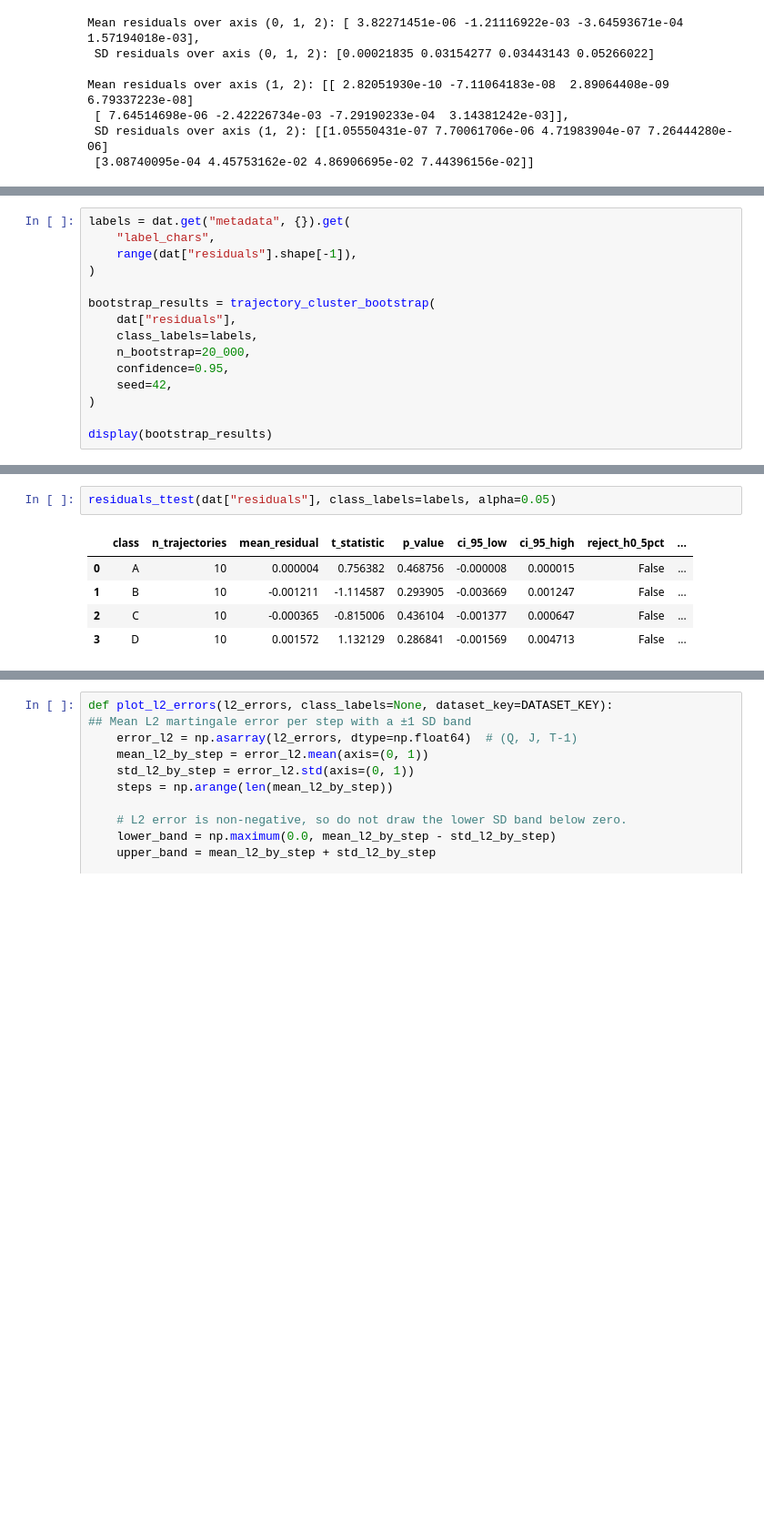
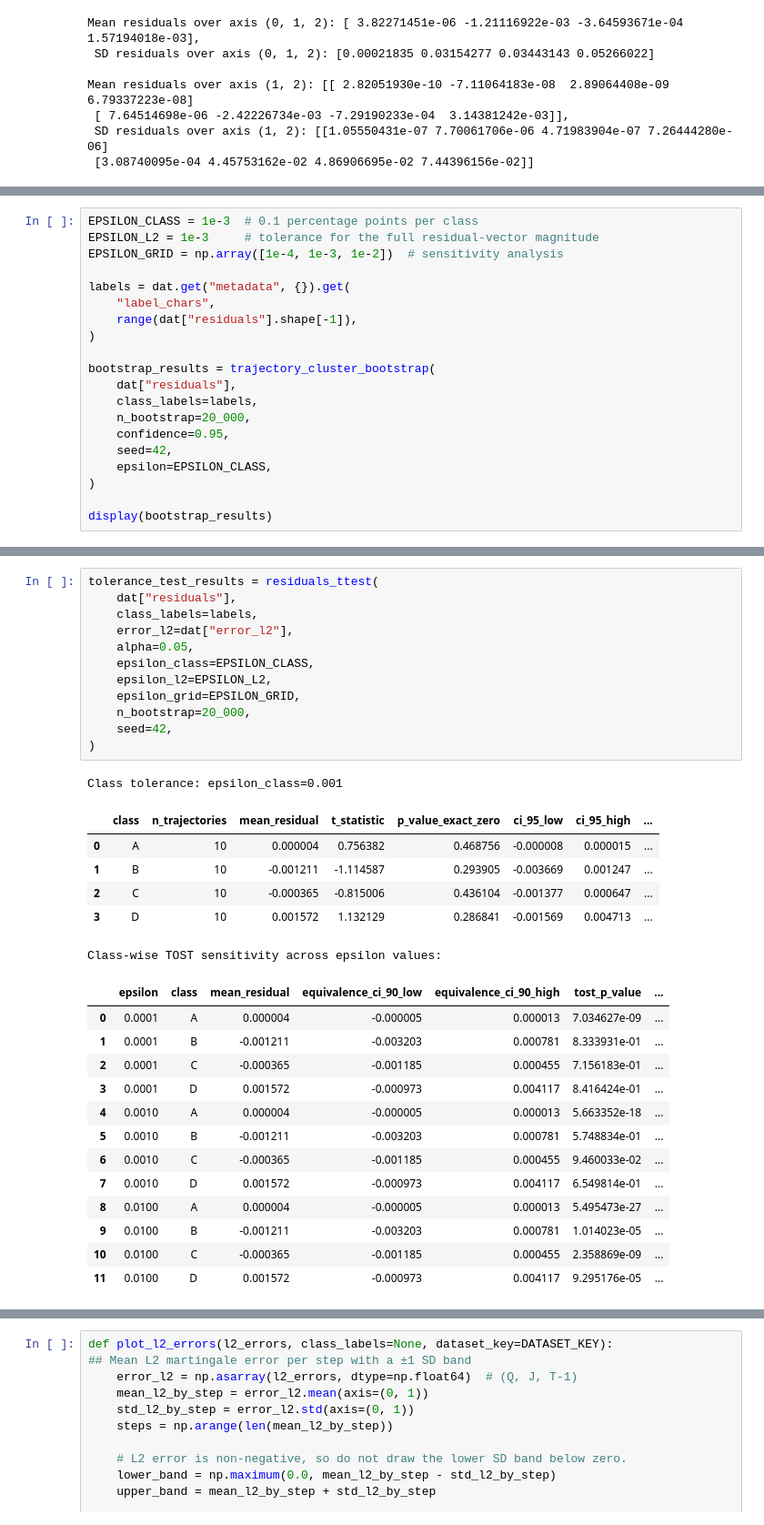
Before and after one commit to alicansahin1602/uq_with_martingale_posteriors, a Jupyter notebook: tools/martingale_property_test_sampling.ipynb, the cells around one changed output, grey strips where cells are left out. Shown at 91% size. Cells and saved outputs as stored; diff of their text form; blank space fills up the shorter version.

```diff
--- a/tools/martingale_property_test_sampling.ipynb
+++ b/tools/martingale_property_test_sampling.ipynb
@@ -200,5 +207,9 @@ def trajectory_cluster_bootstrap(
     })
 # %%
+EPSILON_CLASS = 1e-3  # 0.1 percentage points per class
+EPSILON_L2 = 1e-3     # tolerance for the full residual-vector magnitude
+EPSILON_GRID = np.array([1e-4, 1e-3, 1e-2])  # sensitivity analysis
+
 labels = dat.get("metadata", {}).get(
     "label_chars",
     range(dat["residuals"].shape[-1]),
@@ -210,6 +221,7 @@ bootstrap_results = trajectory_cluster_bootstrap(
     n_bootstrap=20_000,
     confidence=0.95,
     seed=42,
+    epsilon=EPSILON_CLASS,
 )
 
 display(bootstrap_results)
@@ -258,8 +394,33 @@ def residuals_ttest(residuals: np.ndarray, class_labels=None, alpha: float = 0.0
 # %%
-residuals_ttest(dat["residuals"], class_labels=labels, alpha=0.05)
+tolerance_test_results = residuals_ttest(
+    dat["residuals"],
+    class_labels=labels,
+    error_l2=dat["error_l2"],
+    alpha=0.05,
+    epsilon_class=EPSILON_CLASS,
+    epsilon_l2=EPSILON_L2,
+    epsilon_grid=EPSILON_GRID,
+    n_bootstrap=20_000,
+    seed=42,
+)
 # %% [output]
+Class tolerance: epsilon_class=0.001
-|  | class | n_trajectories | mean_residual | t_statistic | p_value | ci_95_low | ci_95_high | reject_h0_5pct | ... |
-| 0 | A | 10 | 0.000004 | 0.756382 | 0.468756 | -0.000008 | 0.000015 | False | ... |
-| 1 | B | 10 | -0.001211 | -1.114587 | 0.293905 | -0.003669 | 0.001247 | False | ... |
-| 2 | C | 10 | -0.000365 | -0.815006 | 0.436104 | -0.001377 | 0.000647 | False | ... |
-| 3 | D | 10 | 0.001572 | 1.132129 | 0.286841 | -0.001569 | 0.004713 | False | ... |
+|  | class | n_trajectories | mean_residual | t_statistic | p_value_exact_zero | ci_95_low | ci_95_high | ... |
+| 0 | A | 10 | 0.000004 | 0.756382 | 0.468756 | -0.000008 | 0.000015 | ... |
+| 1 | B | 10 | -0.001211 | -1.114587 | 0.293905 | -0.003669 | 0.001247 | ... |
+| 2 | C | 10 | -0.000365 | -0.815006 | 0.436104 | -0.001377 | 0.000647 | ... |
+| 3 | D | 10 | 0.001572 | 1.132129 | 0.286841 | -0.001569 | 0.004713 | ... |
+Class-wise TOST sensitivity across epsilon values:
+|  | epsilon | class | mean_residual | equivalence_ci_90_low | equivalence_ci_90_high | tost_p_value | ... |
+| 0 | 0.0001 | A | 0.000004 | -0.000005 | 0.000013 | 7.034627e-09 | ... |
+| 1 | 0.0001 | B | -0.001211 | -0.003203 | 0.000781 | 8.333931e-01 | ... |
+| 2 | 0.0001 | C | -0.000365 | -0.001185 | 0.000455 | 7.156183e-01 | ... |
+| 3 | 0.0001 | D | 0.001572 | -0.000973 | 0.004117 | 8.416424e-01 | ... |
+| 4 | 0.0010 | A | 0.000004 | -0.000005 | 0.000013 | 5.663352e-18 | ... |
+| 5 | 0.0010 | B | -0.001211 | -0.003203 | 0.000781 | 5.748834e-01 | ... |
+| 6 | 0.0010 | C | -0.000365 | -0.001185 | 0.000455 | 9.460033e-02 | ... |
+| 7 | 0.0010 | D | 0.001572 | -0.000973 | 0.004117 | 6.549814e-01 | ... |
+| 8 | 0.0100 | A | 0.000004 | -0.000005 | 0.000013 | 5.495473e-27 | ... |
+| 9 | 0.0100 | B | -0.001211 | -0.003203 | 0.000781 | 1.014023e-05 | ... |
+| 10 | 0.0100 | C | -0.000365 | -0.001185 | 0.000455 | 2.358869e-09 | ... |
+| 11 | 0.0100 | D | 0.001572 | -0.000973 | 0.004117 | 9.295176e-05 | ... |
```
Also changed, not shown: parts of 11 cells of this notebook, 8 other files.
